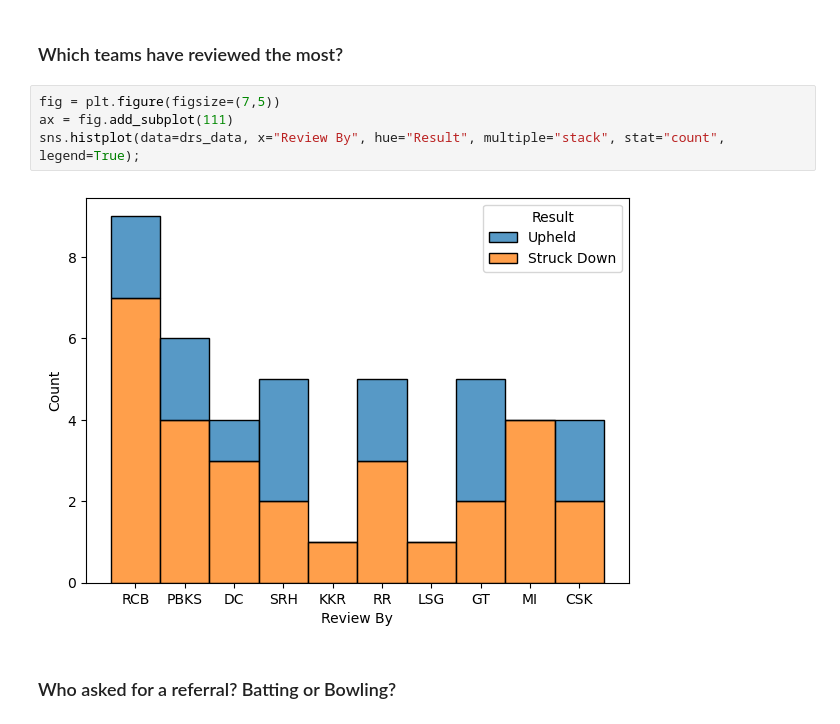
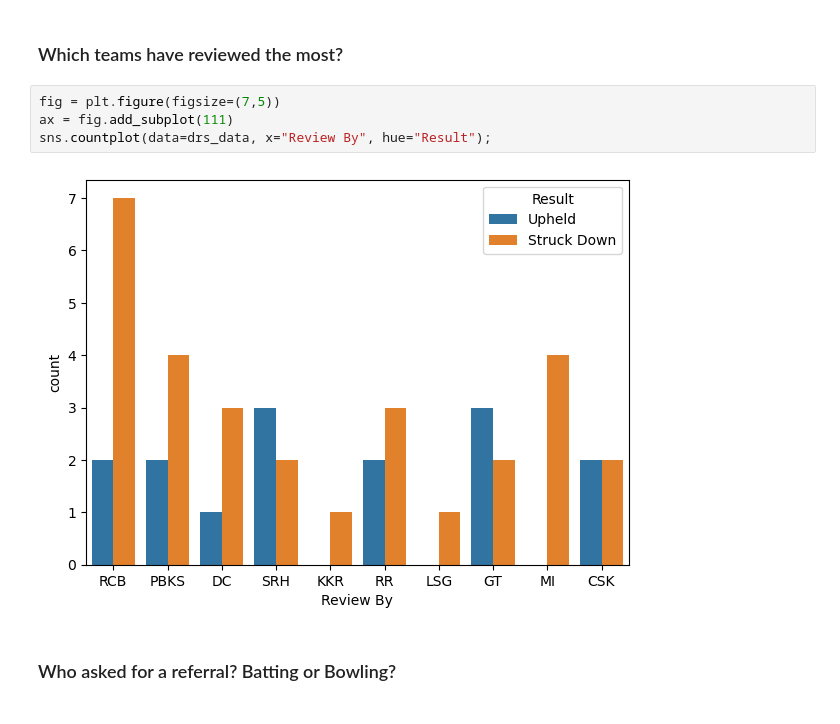
Before and after one commit to uhvardhan/Cricket-Project, a Jupyter notebook: Analysis.ipynb, the cells around one changed output. Cells and saved outputs as stored; diff of their text form.

```diff
--- a/Analysis.ipynb
+++ b/Analysis.ipynb
@@ -96,8 +101,8 @@ Text(0.5, 0, 'Umpire')
 # %%
 fig = plt.figure(figsize=(7,5))
 ax = fig.add_subplot(111)
-sns.histplot(data=drs_data, x="Review By", hue="Result", multiple="stack", stat="count", legend=True);
+sns.countplot(data=drs_data, x="Review By", hue="Result");
 # %% [output]
-[figure, old version]
+[figure, new version]
 # %% [markdown]
 ### Who asked for a referral? Batting or Bowling?
```
Also changed, not shown: parts of 3 cells of this notebook, 1 other file.
